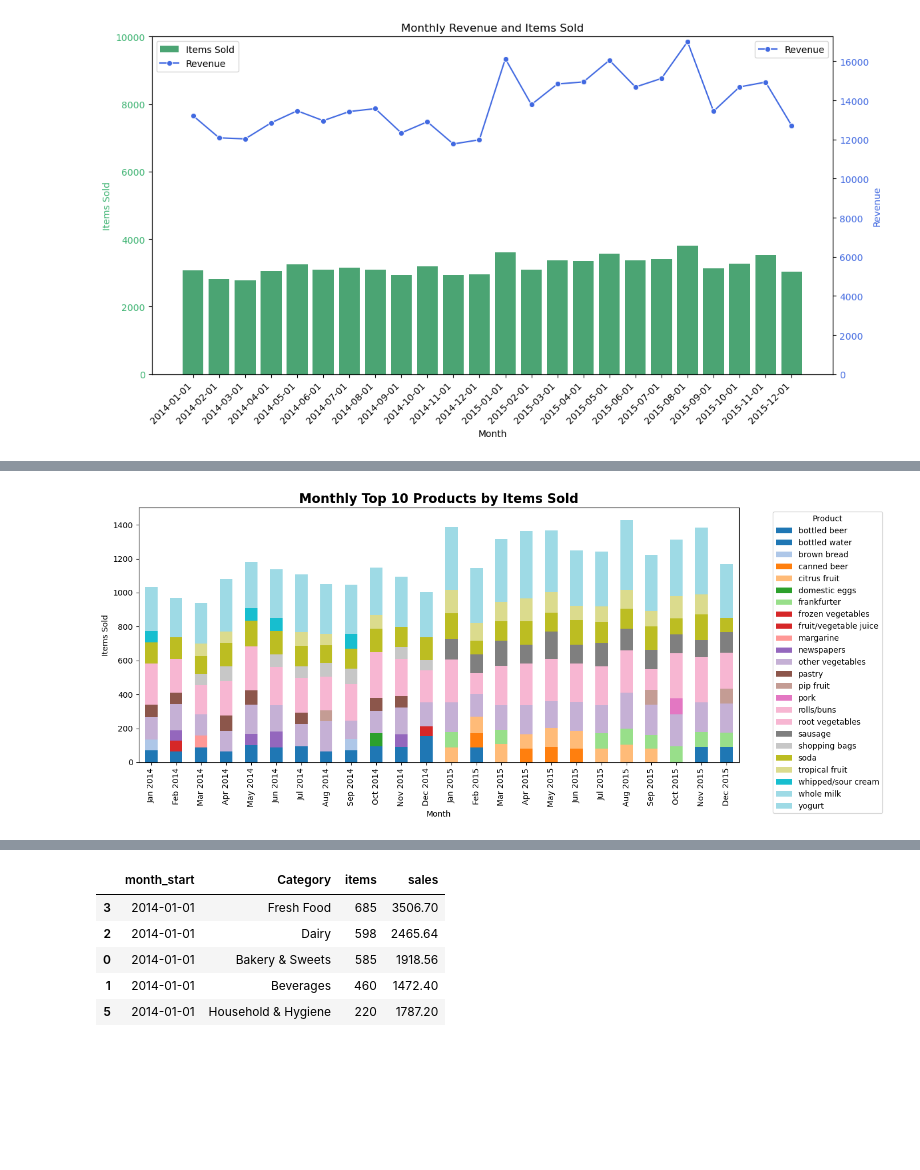
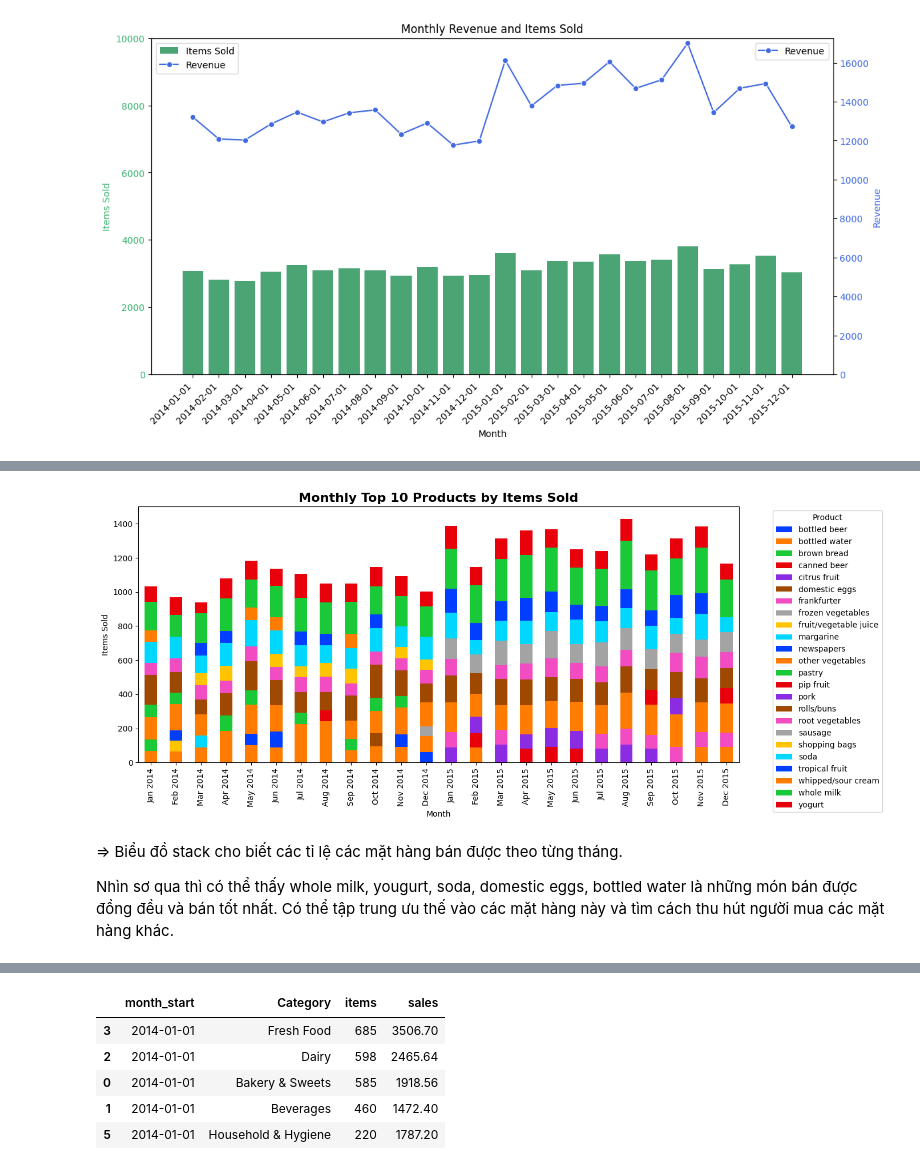
Before and after one commit to sophieanalytics/ML_graduation_projects, a Jupyter notebook: 01_EDA.ipynb, the cells around one changed output, grey strips where cells are left out. Cells and saved outputs as stored; diff of their text form; code cells hidden in the pictures; blank space fills up the shorter version.

Commit message:
add comment for code, plot,..

```diff
--- a/01_EDA.ipynb
+++ b/01_EDA.ipynb
@@ -266,20 +296,27 @@ top_10_monthly.head(5)
 # %%
 
 stacked_df = top_10_monthly.pivot(index='month_start', columns='productName', values='items').fillna(0)
 
 #format the month for readibility
 stacked_df.index = stacked_df.index.strftime('%b %Y')
 
-stacked_df.plot(kind='bar', stacked=True, figsize=(14, 6), colormap='tab20')
+n_colors = len(stacked_df.columns)
+colors = sns.color_palette("bright", n_colors)
+
+stacked_df.plot(kind='bar', stacked=True, figsize=(14, 6), color=colors)
 
 plt.title('Monthly Top 10 Products by Items Sold', fontsize=16, weight='bold')
 plt.xlabel('Month')
 plt.ylabel('Items Sold')
 plt.legend(title='Product', bbox_to_anchor=(1.05, 1), loc='upper left')
 plt.tight_layout()
 plt.show()
 # %% [output]
-[figure, old version]
+[figure, new version]
+# %% [markdown]
+=> Biểu đồ stack cho biết các tỉ lệ các mặt hàng bán được theo từng tháng.
+
+Nhìn sơ qua thì có thể thấy whole milk, yougurt, soda, domestic eggs, bottled water là những món bán được đồng đều và bán tốt nhất. Có thể tập trung ưu thế vào các mặt hàng này và tìm cách thu hút người mua các mặt hàng khác.
 # %%
 
 stacked_df = top_10_monthly.pivot(index='month_start', columns='productName', values='sales').fillna(0)
```
Also changed, not shown: parts of 32 cells of this notebook, 5 other files.
